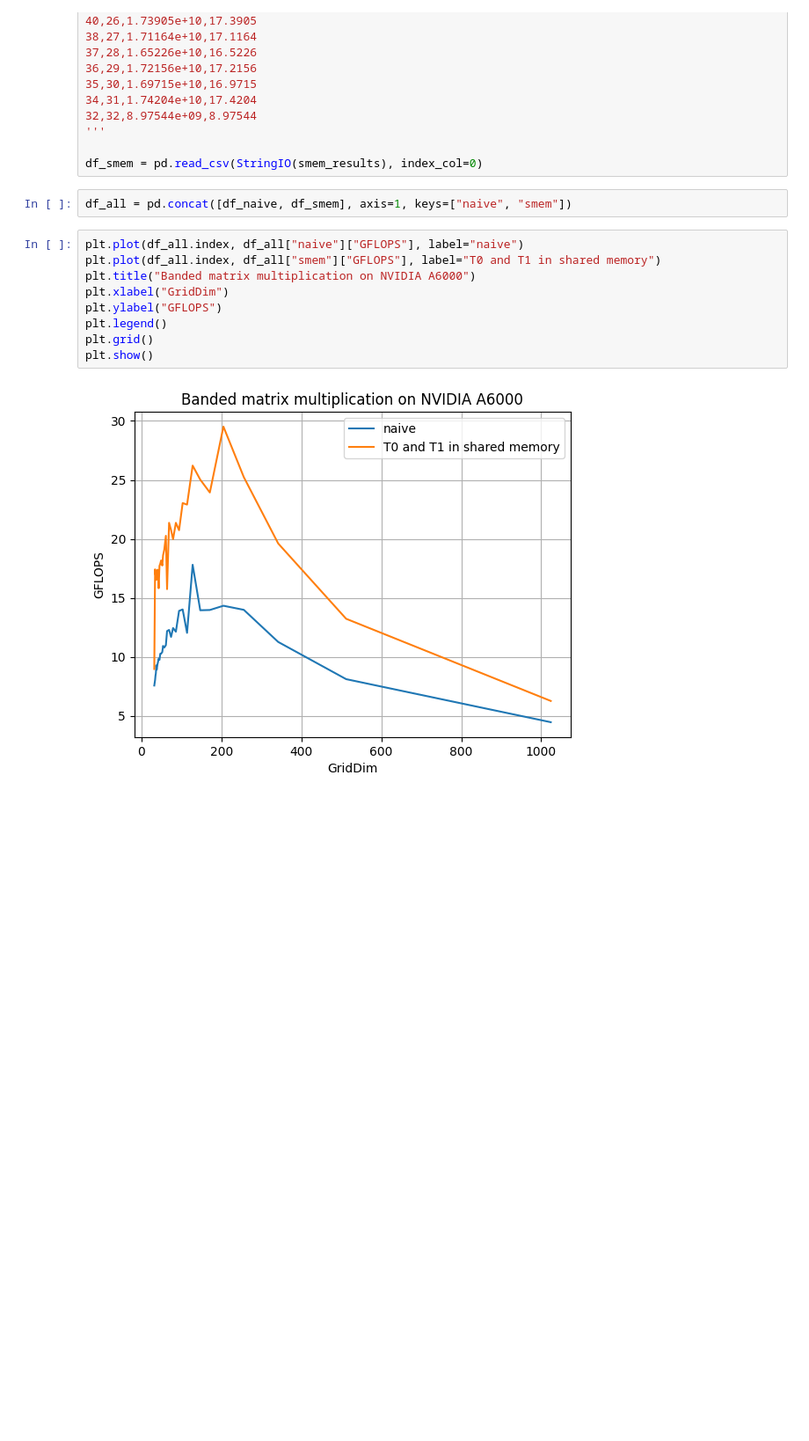
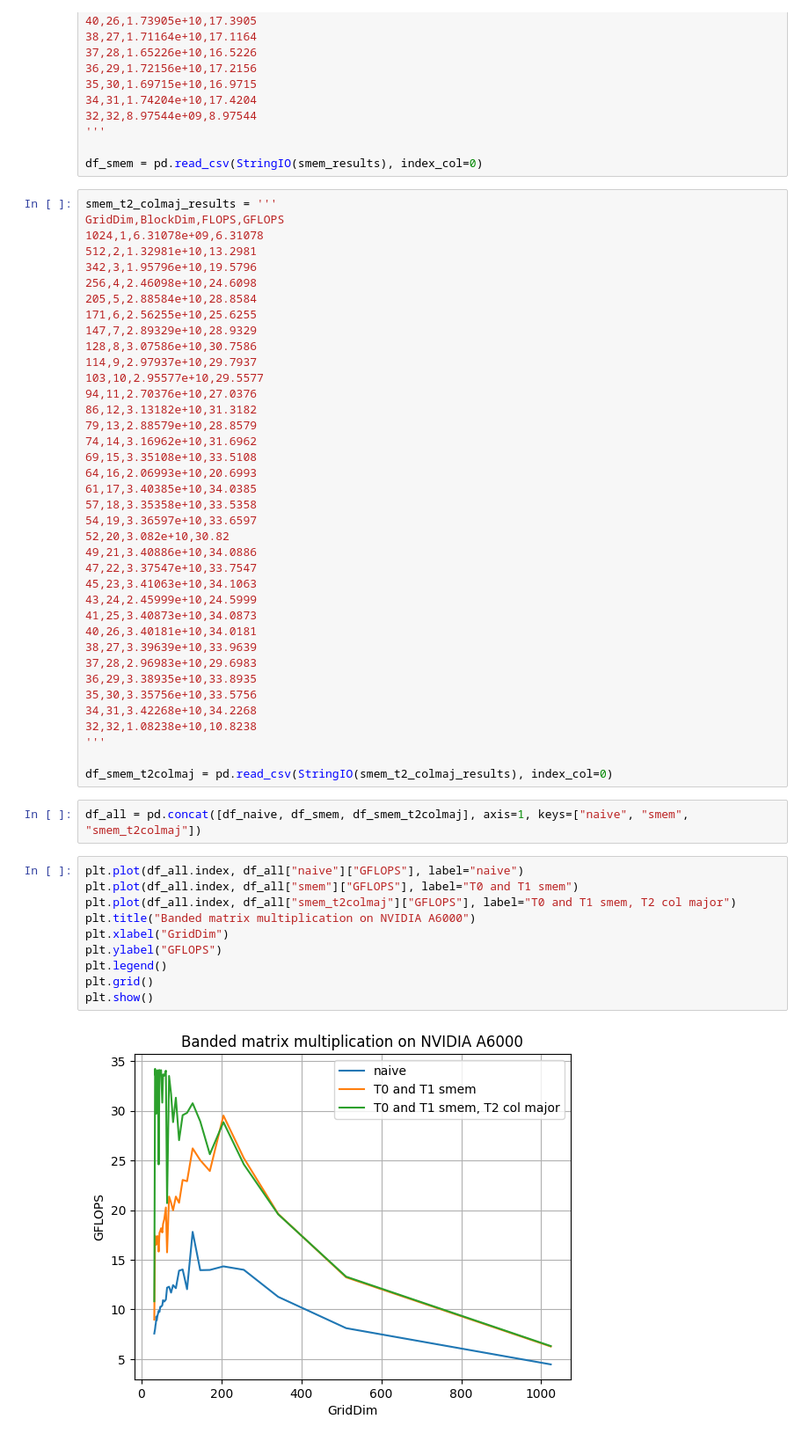
Before and after one commit to lisaong/mlo-dev, a Jupyter notebook: banded_matmul/perf.ipynb, the cells around one changed output. Shown at 88% size. Cells and saved outputs as stored; diff of their text form; blank space fills up the shorter version.

Commit message:
treat t2 as col major

```diff
--- a/banded_matmul/perf.ipynb
+++ b/banded_matmul/perf.ipynb
@@ -83,16 +83,55 @@ GridDim,BlockDim,FLOPS,GFLOPS
 '''
 
 df_smem = pd.read_csv(StringIO(smem_results), index_col=0)
+# %%
+smem_t2_colmaj_results = '''
+GridDim,BlockDim,FLOPS,GFLOPS
+1024,1,6.31078e+09,6.31078
+512,2,1.32981e+10,13.2981
+342,3,1.95796e+10,19.5796
+256,4,2.46098e+10,24.6098
+205,5,2.88584e+10,28.8584
+171,6,2.56255e+10,25.6255
+147,7,2.89329e+10,28.9329
+128,8,3.07586e+10,30.7586
+114,9,2.97937e+10,29.7937
+103,10,2.95577e+10,29.5577
+94,11,2.70376e+10,27.0376
+86,12,3.13182e+10,31.3182
+79,13,2.88579e+10,28.8579
+74,14,3.16962e+10,31.6962
+69,15,3.35108e+10,33.5108
+64,16,2.06993e+10,20.6993
+61,17,3.40385e+10,34.0385
+57,18,3.35358e+10,33.5358
+54,19,3.36597e+10,33.6597
+52,20,3.082e+10,30.82
+49,21,3.40886e+10,34.0886
+47,22,3.37547e+10,33.7547
+45,23,3.41063e+10,34.1063
+43,24,2.45999e+10,24.5999
+41,25,3.40873e+10,34.0873
+40,26,3.40181e+10,34.0181
+38,27,3.39639e+10,33.9639
+37,28,2.96983e+10,29.6983
+36,29,3.38935e+10,33.8935
+35,30,3.35756e+10,33.5756
+34,31,3.42268e+10,34.2268
+32,32,1.08238e+10,10.8238
+'''
+
+df_smem_t2colmaj = pd.read_csv(StringIO(smem_t2_colmaj_results), index_col=0)
 # %%
-df_all = pd.concat([df_naive, df_smem], axis=1, keys=["naive", "smem"])
+df_all = pd.concat([df_naive, df_smem, df_smem_t2colmaj], axis=1, keys=["naive", "smem", "smem_t2colmaj"])
 # %%
 plt.plot(df_all.index, df_all["naive"]["GFLOPS"], label="naive")
-plt.plot(df_all.index, df_all["smem"]["GFLOPS"], label="T0 and T1 in shared memory")
+plt.plot(df_all.index, df_all["smem"]["GFLOPS"], label="T0 and T1 smem")
+plt.plot(df_all.index, df_all["smem_t2colmaj"]["GFLOPS"], label="T0 and T1 smem, T2 col major")
 plt.title("Banded matrix multiplication on NVIDIA A6000")
 plt.xlabel("GridDim")
 plt.ylabel("GFLOPS")
 plt.legend()
 plt.grid()
 plt.show()
 # %% [output]
-[figure, old version]
+[figure, new version]
```
Also changed, not shown: parts of 3 cells of this notebook, 2 other files.
